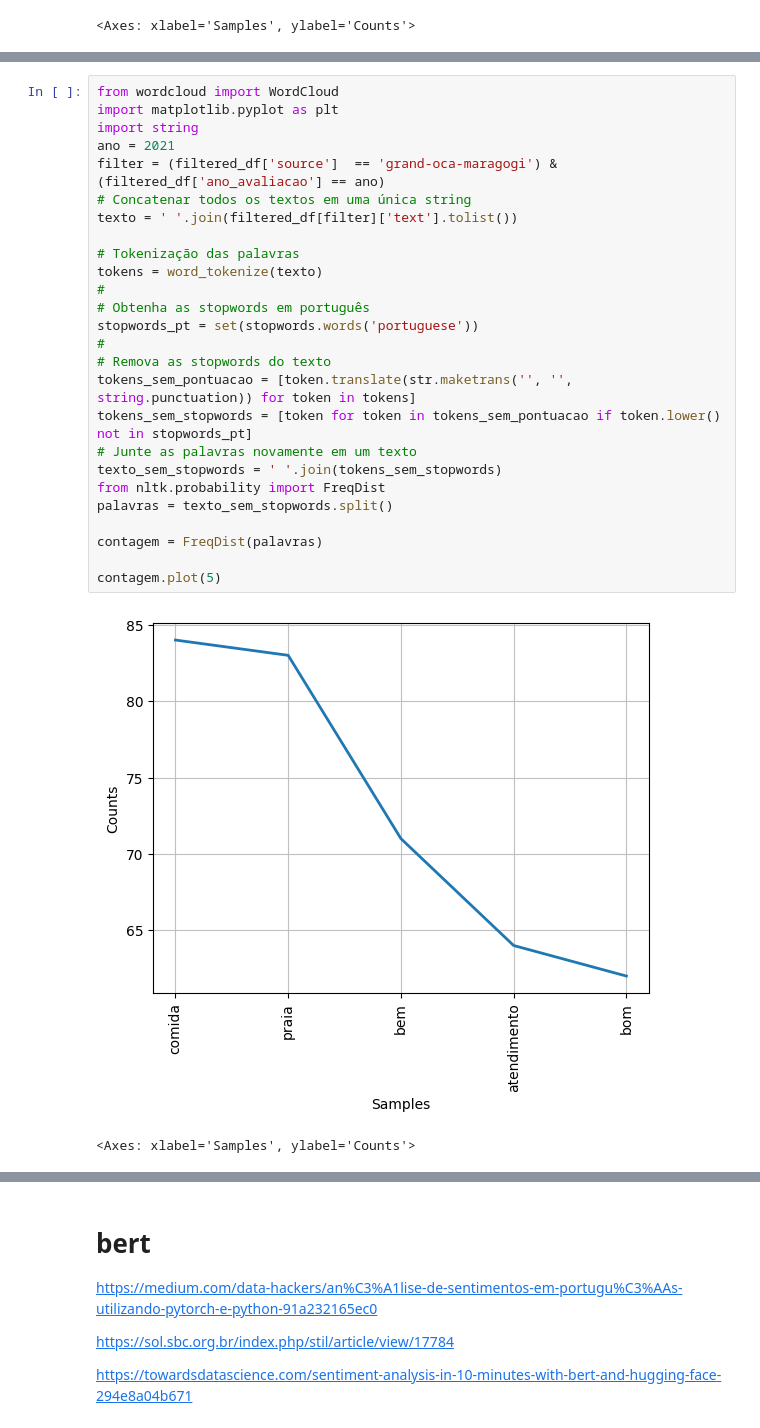
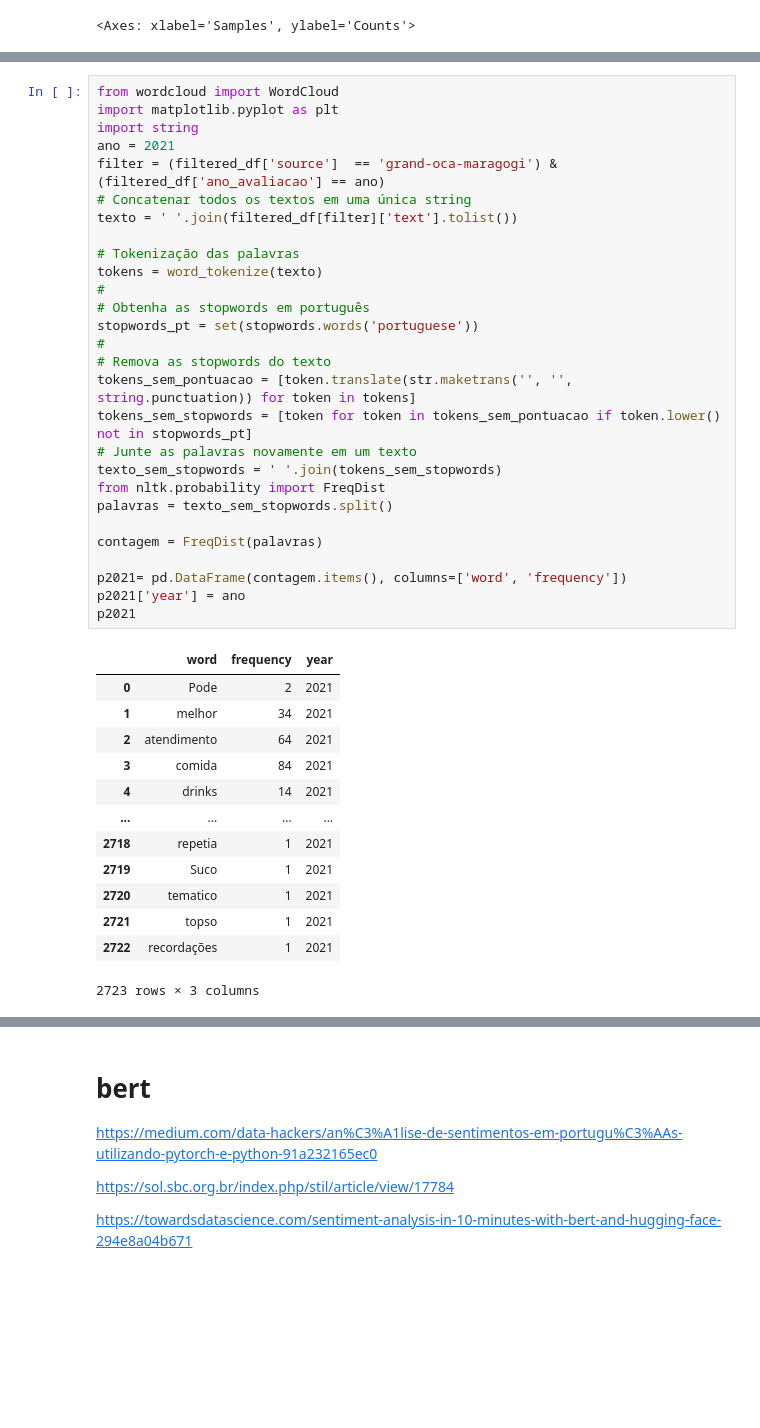
Before and after one commit to emerson-matos/tcc-notebooks, a Jupyter notebook: reviews/analise_exploratoria_2018+.ipynb, the cells around one changed output, grey strips where cells are left out. Saved outputs shown, nothing was run; the diff lists cells and outputs as text; blank space fills up the shorter version.

```diff
--- a/reviews/analise_exploratoria_2018+.ipynb
+++ b/reviews/analise_exploratoria_2018+.ipynb
@@ -554,32 +629,45 @@ contagem.plot(5)
 # %%
 from wordcloud import WordCloud
 import matplotlib.pyplot as plt
 import string
 ano = 2021
 filter = (filtered_df['source']  == 'grand-oca-maragogi') & (filtered_df['ano_avaliacao'] == ano)
 # Concatenar todos os textos em uma única string
 texto = ' '.join(filtered_df[filter]['text'].tolist())
 
 # Tokenização das palavras
 tokens = word_tokenize(texto)
 #
 # Obtenha as stopwords em português
 stopwords_pt = set(stopwords.words('portuguese'))
 #
 # Remova as stopwords do texto
 tokens_sem_pontuacao = [token.translate(str.maketrans('', '', string.punctuation)) for token in tokens]
 tokens_sem_stopwords = [token for token in tokens_sem_pontuacao if token.lower() not in stopwords_pt]
 # Junte as palavras novamente em um texto
 texto_sem_stopwords = ' '.join(tokens_sem_stopwords)
 from nltk.probability import FreqDist
 palavras = texto_sem_stopwords.split()
 
 contagem = FreqDist(palavras)
 
-contagem.plot(5)
+p2021= pd.DataFrame(contagem.items(), columns=['word', 'frequency'])
+p2021['year'] = ano
+p2021
 # %% [output]
-[figure, removed]
+|  | word | frequency | year |
+| 0 | Pode | 2 | 2021 |
+| 1 | melhor | 34 | 2021 |
+| 2 | atendimento | 64 | 2021 |
+| 3 | comida | 84 | 2021 |
+| 4 | drinks | 14 | 2021 |
+| ... | ... | ... | ... |
+| 2718 | repetia | 1 | 2021 |
+| 2719 | Suco | 1 | 2021 |
+| 2720 | tematico | 1 | 2021 |
+| 2721 | topso | 1 | 2021 |
+| 2722 | recordações | 1 | 2021 |
-<Axes: xlabel='Samples', ylabel='Counts'>
+2723 rows × 3 columns
 # %%
 from wordcloud import WordCloud
 import matplotlib.pyplot as plt
```
Also changed, not shown: parts of 28 cells of this notebook.
